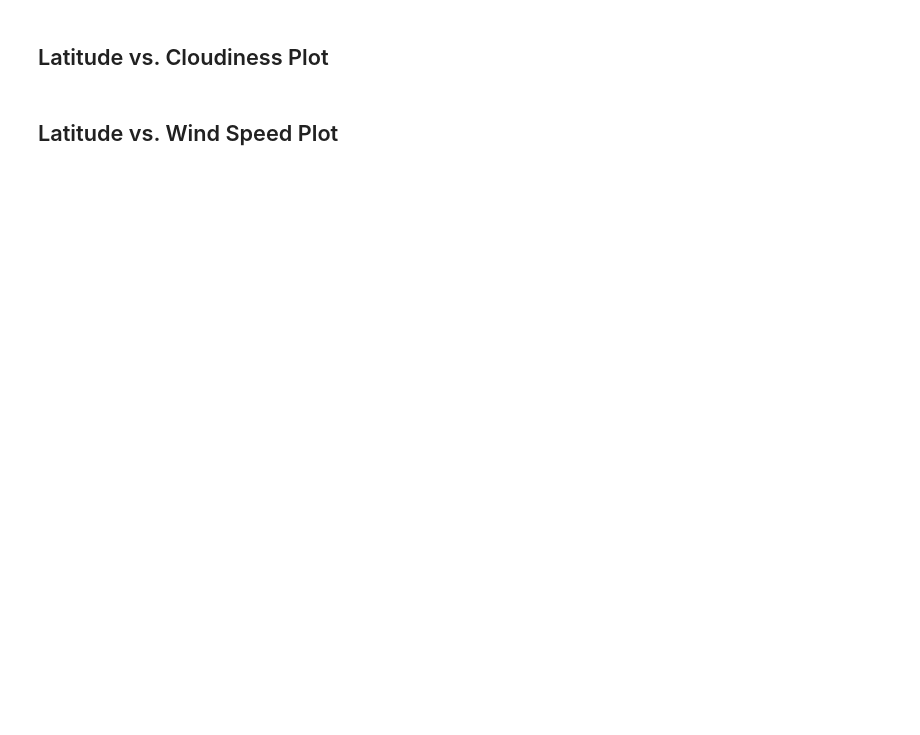
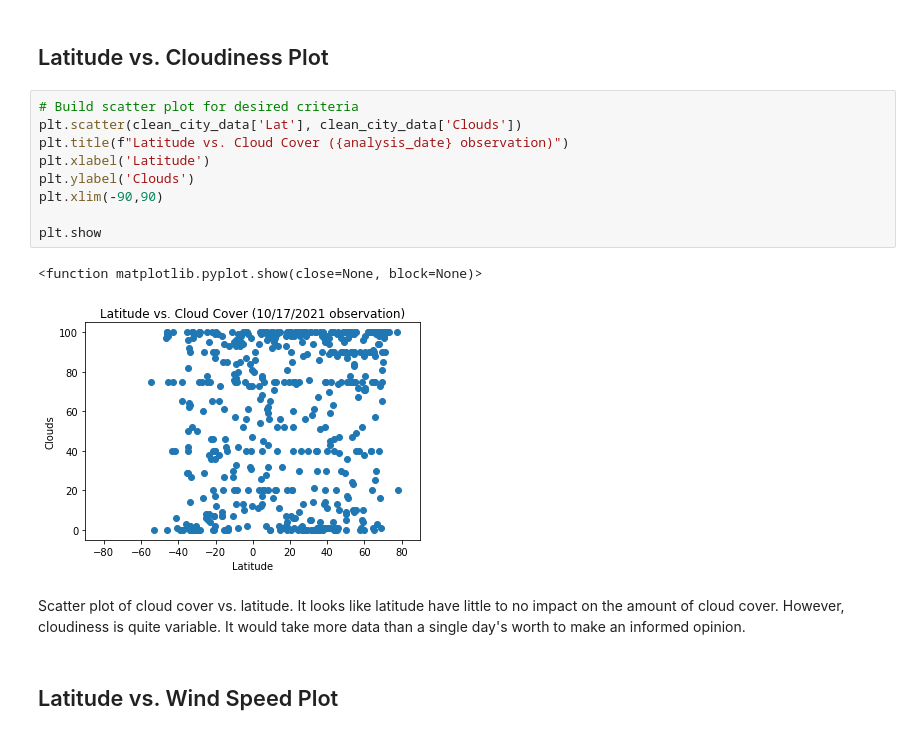
Before and after one commit to wpj174/python-api-challenge, a Jupyter notebook: WeatherPy.ipynb, the cells around one changed output. Drawn from its saved outputs; the diff is of its cells as text; blank space fills up the shorter version.

```diff
--- a/WeatherPy.ipynb
+++ b/WeatherPy.ipynb
@@ -77,4 +202,18 @@ Skip this step if there are no cities that have humidity > 100%.
 # %% [markdown]
 ## Latitude vs. Cloudiness Plot
+# %%
+# Build scatter plot for desired criteria
+plt.scatter(clean_city_data['Lat'], clean_city_data['Clouds'])
+plt.title(f"Latitude vs. Cloud Cover ({analysis_date} observation)")
+plt.xlabel('Latitude')
+plt.ylabel('Clouds')
+plt.xlim(-90,90)
+
+plt.show
+# %% [output]
+<function matplotlib.pyplot.show(close=None, block=None)>
+[figure, added]
+# %% [markdown]
+Scatter plot of cloud cover vs. latitude.  It looks like latitude have little to no impact on the amount of cloud cover.  However, cloudiness is quite variable.  It would take more data than a single day's worth to make an informed opinion.
 # %% [markdown]
 ## Latitude vs. Wind Speed Plot
```
Also changed, not shown: parts of 29 cells of this notebook, 2 other files.
